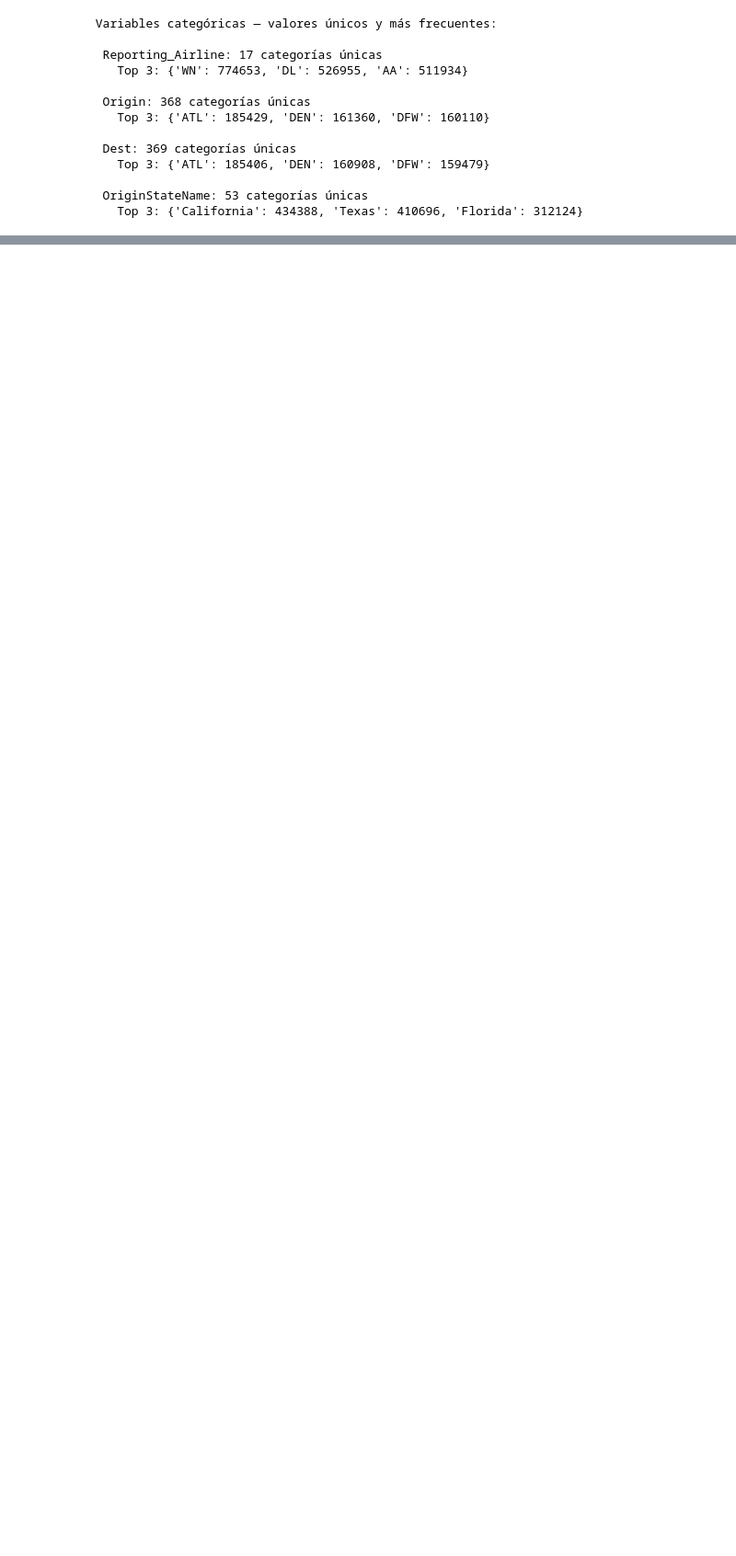
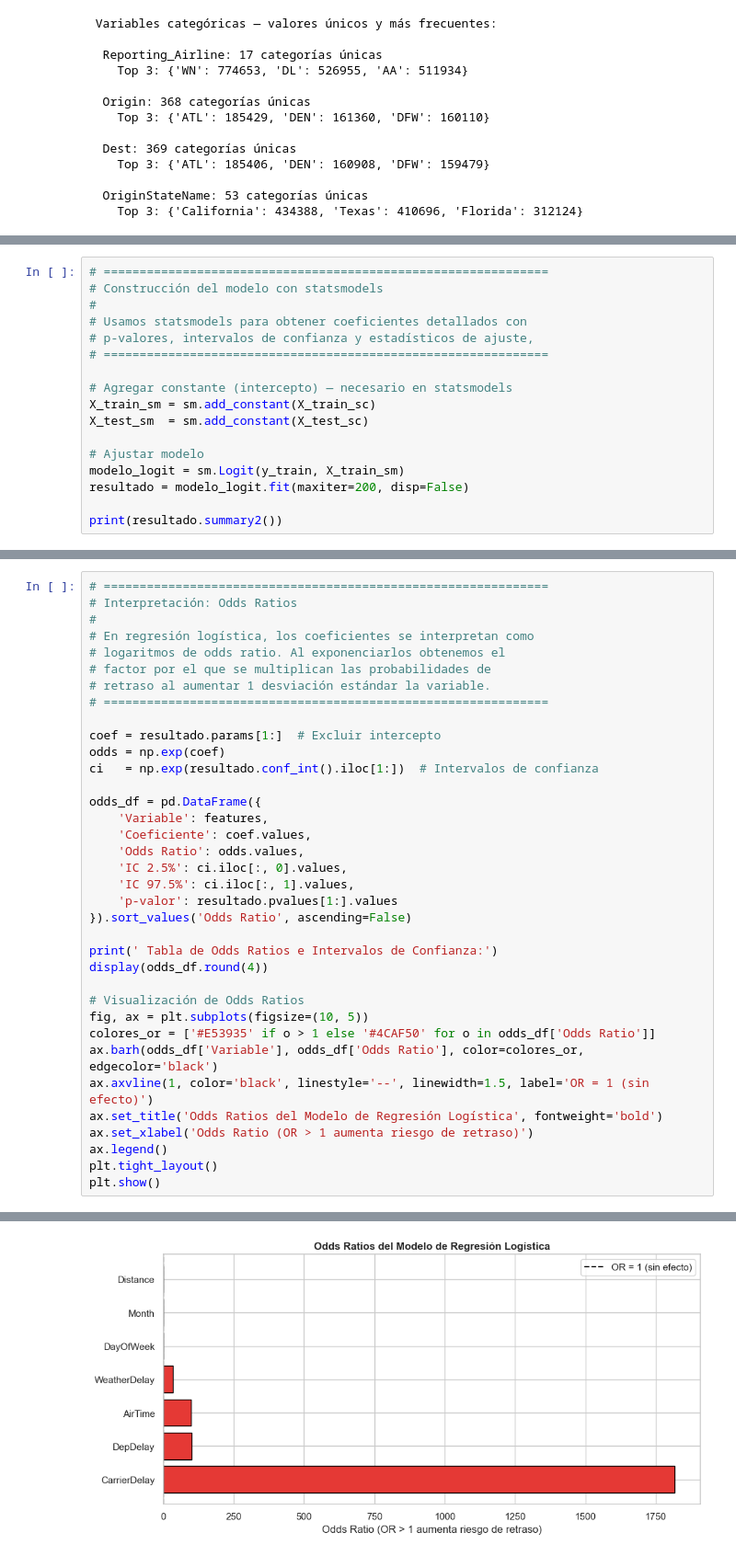
Before and after one commit to jonathanrpo17-creator/le-ci-al-jo-retrasos-vuelos_comerciales, a Jupyter notebook: Proyecto_Final.ipynb, the cells around one changed output, grey strips where cells are left out. Shown at 92% size. Drawn from its saved outputs; the diff is of its cells as text; blank space fills up the shorter version.

```diff
--- a/Proyecto_Final.ipynb
+++ b/Proyecto_Final.ipynb
@@ -566,0 +580,17 @@ plt.show()
+# %%
+# ==============================================================
+# Construcción del modelo con statsmodels
+#
+# Usamos statsmodels para obtener coeficientes detallados con
+# p-valores, intervalos de confianza y estadísticos de ajuste,
+# ==============================================================
+
+# Agregar constante (intercepto) — necesario en statsmodels
+X_train_sm = sm.add_constant(X_train_sc)
+X_test_sm  = sm.add_constant(X_test_sc)
+
+# Ajustar modelo
+modelo_logit = sm.Logit(y_train, X_train_sm)
+resultado = modelo_logit.fit(maxiter=200, disp=False)
+
+print(resultado.summary2())
@@ -566,0 +615,37 @@ plt.show()
+# %%
+# ==============================================================
+# Interpretación: Odds Ratios
+#
+# En regresión logística, los coeficientes se interpretan como
+# logaritmos de odds ratio. Al exponenciarlos obtenemos el
+# factor por el que se multiplican las probabilidades de
+# retraso al aumentar 1 desviación estándar la variable.
+# ==============================================================
+
+coef = resultado.params[1:]  # Excluir intercepto
+odds = np.exp(coef)
+ci   = np.exp(resultado.conf_int().iloc[1:])  # Intervalos de confianza
+
+odds_df = pd.DataFrame({
+    'Variable': features,
+    'Coeficiente': coef.values,
+    'Odds Ratio': odds.values,
+    'IC 2.5%': ci.iloc[:, 0].values,
+    'IC 97.5%': ci.iloc[:, 1].values,
+    'p-valor': resultado.pvalues[1:].values
+}).sort_values('Odds Ratio', ascending=False)
+
+print(' Tabla de Odds Ratios e Intervalos de Confianza:')
+display(odds_df.round(4))
+
+# Visualización de Odds Ratios
+fig, ax = plt.subplots(figsize=(10, 5))
+colores_or = ['#E53935' if o > 1 else '#4CAF50' for o in odds_df['Odds Ratio']]
+ax.barh(odds_df['Variable'], odds_df['Odds Ratio'], color=colores_or, edgecolor='black')
+ax.axvline(1, color='black', linestyle='--', linewidth=1.5, label='OR = 1 (sin efecto)')
+ax.set_title('Odds Ratios del Modelo de Regresión Logística', fontweight='bold')
+ax.set_xlabel('Odds Ratio (OR > 1 aumenta riesgo de retraso)')
+ax.legend()
+plt.tight_layout()
+plt.show()
+# %% [output]
@@ -566,0 +661 @@ plt.show()
+[figure, added]
```
Also changed, not shown: parts of 35 cells of this notebook.
